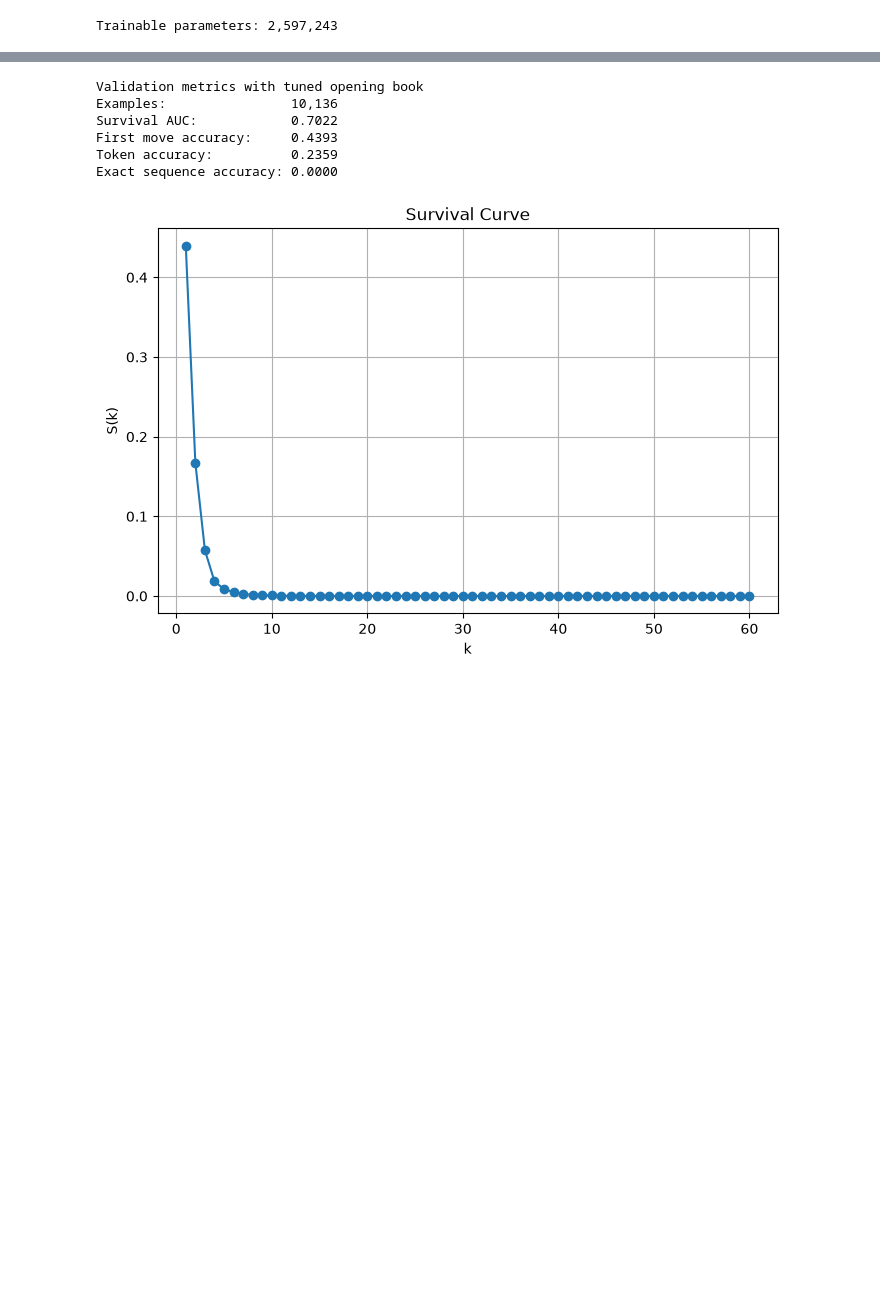
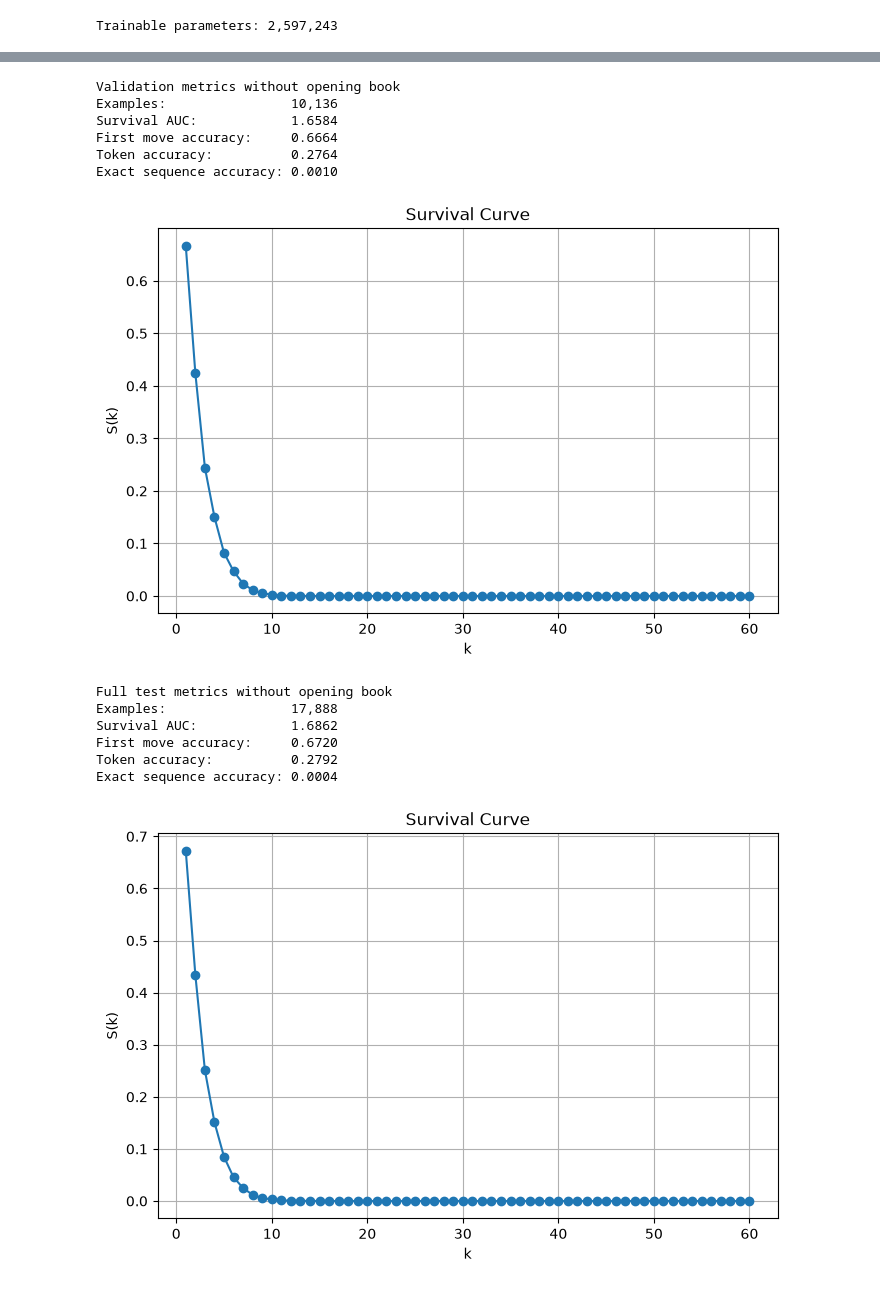
Before and after one commit to Forla03/Deep-Learning-Project---July-2026, a Jupyter notebook: Deep_Learning_Project_July_Forlani_Francesco.ipynb, the cells around one changed output, grey strips where cells are left out. Drawn from its saved outputs; the diff is of its cells as text; code cells hidden in the pictures; blank space fills up the shorter version.

Commit message:
best beta version

```diff
--- a/Deep_Learning_Project_July_Forlani_Francesco.ipynb
+++ b/Deep_Learning_Project_July_Forlani_Francesco.ipynb
@@ -40,8 +34,8 @@ class Config:
     TEST_CSV_PATH: str = "data/white_to_black_test.csv"
     ARTIFACT_DIR: str = "artifacts"
 
-    TRAIN_GDRIVE_ID: str = "1z6ik6MyTjZLVvdsCKTFAgsL6uiSbeKs6"
-    TEST_GDRIVE_ID: str = "1aQF9QQO0GgNLgv13bf5BfExaVij2OowX"
+    TRAIN_GDRIVE_ID: str = "1aQF9QQO0GgNLgv13bf5BfExaVij2OowX"
+    TEST_GDRIVE_ID: str = "1z6ik6MyTjZLVvdsCKTFAgsL6uiSbeKs6"
 
     MAX_LEN: int = 60
     WHITE_VOCAB_SIZE: int = 20_000
@@ -59,20 +53,11 @@ class Config:
     VALIDATION_FRACTION: float = 0.10
     LEARNING_RATE: float = 1e-3
 
-    OPENING_BOOK_MAX_DEPTH: int = 14
-    OPENING_BOOK_MIN_COUNT: int = 3
-    USE_OPENING_BOOK: bool = True
-
-    RUN_OPENING_BOOK_GRID: bool = True
-    GRID_MAX_DEPTHS: tuple[int, ...] = (6, 8, 10, 12, 14, 18)
-    GRID_MIN_COUNTS: tuple[int, ...] = (1, 2, 3, 5, 8)
-
     SEED: int = 42
 
     BEST_WEIGHTS_NAME: str = "white_to_black_bigru_best.weights.h5"
     FINAL_WEIGHTS_NAME: str = "white_to_black_bigru_final.weights.h5"
     METADATA_NAME: str = "white_to_black_metadata.json"
-    GRID_RESULTS_NAME: str = "opening_book_grid_results.csv"
 
 
 CFG = Config()
@@ -833,7 +730,6 @@ def evaluate_survival_auc(
     white_vectorizer: keras.layers.TextVectorization,
     black_vocabulary: list[str],
     cfg: Config,
-    opening_book: dict[str, dict[str, Any]] | None = None,
     max_examples: int | None = None,
 ) -> dict[str, Any]:
     eval_df = dataframe if max_examples is None else dataframe.head(max_examples)
@@ -858,7 +754,6 @@ def evaluate_survival_auc(
             white_vectorizer=white_vectorizer,
             black_vocabulary=black_vocabulary,
             cfg=cfg,
-            opening_book=opening_book,
         )
 
         for true_text, predicted_tokens in zip(
@@ -870,8 +765,8 @@ def evaluate_survival_auc(
             predicted_tokens = predicted_tokens[:len(true_tokens)]
 
             prefix_len = correct_prefix_length(
-                true_tokens,
-                predicted_tokens,
+                true_tokens=true_tokens,
+                predicted_tokens=predicted_tokens,
             )
 
             prefix_lengths.append(prefix_len)
@@ -1113,25 +870,46 @@ OPENING_BOOK_MIN_COUNT: 8
 # %%
-# VALIDATION WITH OPTIMIZED OPENING BOOK
+# FINAL VALIDATION AND TEST
 
-print("Validation metrics with tuned opening book")
+print("Validation metrics without opening book")
 
-tuned_val_metrics = evaluate_survival_auc(
+val_metrics = evaluate_survival_auc(
     dataframe=val_df,
     model=model,
     white_vectorizer=white_vectorizer,
     black_vocabulary=black_vocabulary,
-    cfg=TUNED_CFG,
-    opening_book=best_validation_opening_book,
+    cfg=CFG,
     max_examples=None,
 )
 
-print_metrics(tuned_val_metrics)
-plot_survival_curve(tuned_val_metrics)
+print_metrics(val_metrics)
+plot_survival_curve(val_metrics)
+
+
+print("\nFull test metrics without opening book")
+
+test_metrics = evaluate_survival_auc(
+    dataframe=test_df,
+    model=model,
+    white_vectorizer=white_vectorizer,
+    black_vocabulary=black_vocabulary,
+    cfg=CFG,
+    max_examples=None,
+)
+
+print_metrics(test_metrics)
+plot_survival_curve(test_metrics)
 # %% [output]
-Validation metrics with tuned opening book
+Validation metrics without opening book
 Examples:                10,136
-Survival AUC:            0.7022
-First move accuracy:     0.4393
-Token accuracy:          0.2359
-Exact sequence accuracy: 0.0000
+Survival AUC:            1.6584
+First move accuracy:     0.6664
+Token accuracy:          0.2764
+Exact sequence accuracy: 0.0010
-[figure, old version]
+[figure, new version]
+Full test metrics without opening book
+Examples:                17,888
+Survival AUC:            1.6862
+First move accuracy:     0.6720
+Token accuracy:          0.2792
+Exact sequence accuracy: 0.0004
+[figure, added]
```
Also changed, not shown: parts of 15 cells of this notebook.
